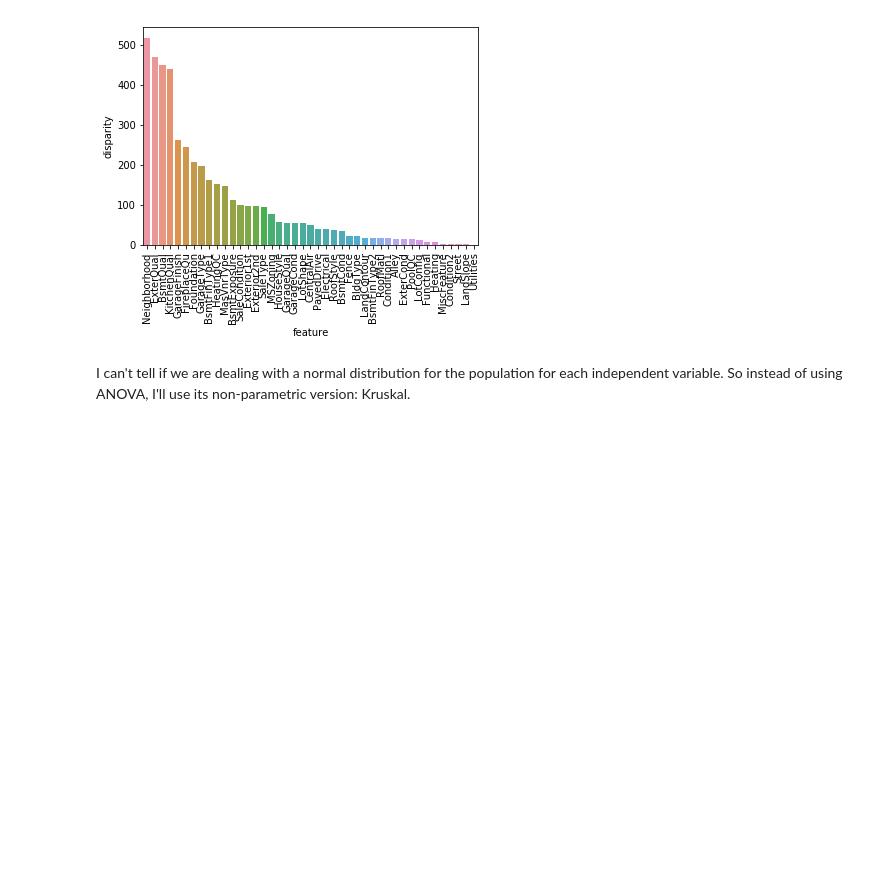
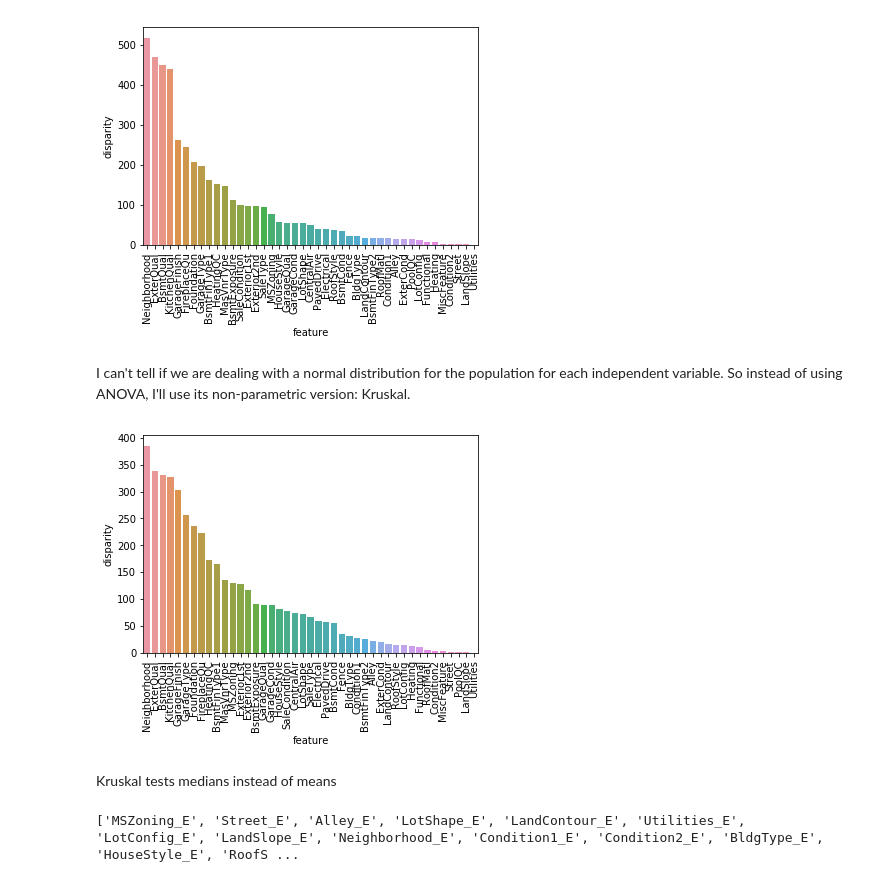
Before and after one commit to ronaldgao1234/House_Prices, a Jupyter notebook: EDA.ipynb, the cells around one changed output. Drawn from its saved outputs; the diff is of its cells as text; code cells hidden in the pictures; blank space fills up the shorter version.

```diff
--- a/EDA.ipynb
+++ b/EDA.ipynb
@@ -228,3 +228,49 @@ x=plt.xticks(rotation=90)
 [figure]
 # %% [markdown]
 I can't tell if we are dealing with a normal distribution for the population for each independent variable. So instead of using ANOVA, I'll use its non-parametric version: Kruskal.
+# %%
+# anova tells us if all the means of every feature is equal to one another
+def kruskal(frame):
+    kru = pd.DataFrame()
+    kru['feature'] = qual
+    pvals = []
+    for c in qual:
+        samples = []
+        # For each category in each qualitative independent variable. In PoolQC we have four categories: Missing, Ex, Gd...
+        for cats in df_train[c].unique():
+            # Get the saleprice of the data that matches the category
+            s = df_train[df_train[c] == cats]['SalePrice'].values
+            samples.append(s)
+        # performs anova on each independent qualitative variable. Like the 4 categores in PoolQC gives one p-value for PoolQC
+        pval = stats.kruskal(*samples)[1]
+        pvals.append(pval)
+    kru['pval'] = pvals
+    return kru.sort_values('pval')
+k = kruskal(df_train)
+k['disparity'] = np.log(1./k['pval'].values)
+sns.barplot(data=k, x='feature', y='disparity')
+x=plt.xticks(rotation=90)
+# %% [output]
+[figure, added]
+# %% [markdown]
+Kruskal tests medians instead of means
+# %%
+def encode(frame, feature):
+    ordering = pd.DataFrame()
+    ordering['val'] = frame[feature].unique()
+    ordering.index = ordering.val
+    ordering['spmean'] = frame[[feature, 'SalePrice']].groupby(feature).mean()['SalePrice']
+    ordering = ordering.sort_values('spmean')
+    ordering['ordering'] = range(1, ordering.shape[0]+1)
+    ordering = ordering['ordering'].to_dict()
+    # should probably just enumerate here instead
+    for cat, o in ordering.items():
+        frame.loc[frame[feature] == cat, feature+'_E'] = o
+
+qual_encoded = []
+for q in qual:
+    encode(df_train, q)
+    qual_encoded.append(q+'_E')
+print(qual_encoded)
+# %% [output]
+['MSZoning_E', 'Street_E', 'Alley_E', 'LotShape_E', 'LandContour_E', 'Utilities_E', 'LotConfig_E', 'LandSlope_E', 'Neighborhood_E', 'Condition1_E', 'Condition2_E', 'BldgType_E', 'HouseStyle_E', 'RoofS ...
```
Also changed, not shown: parts of 19 cells of this notebook, 2 other files.
